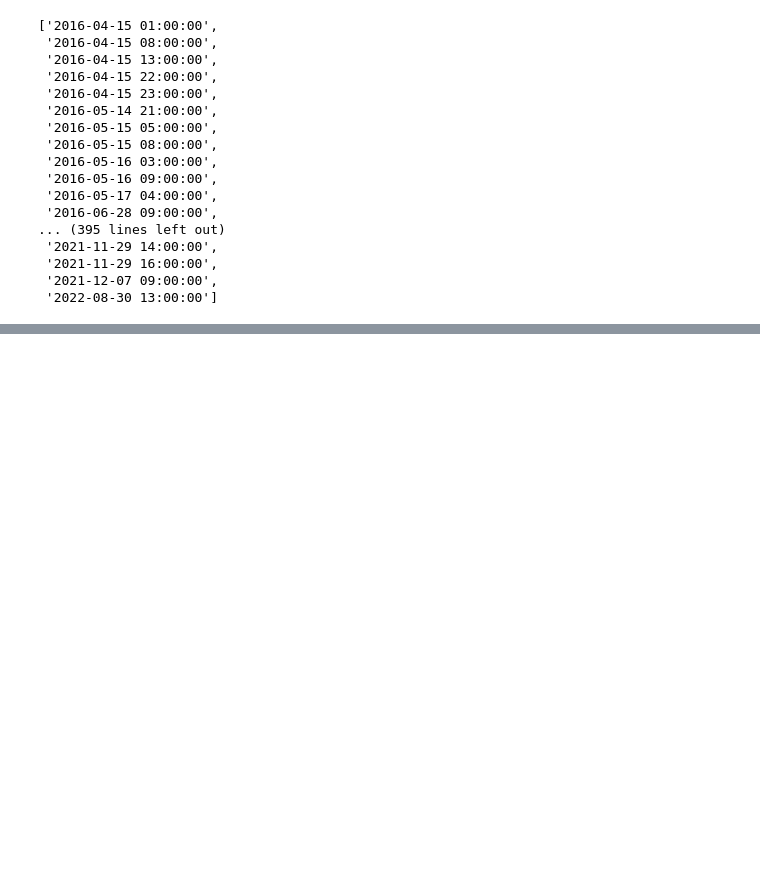
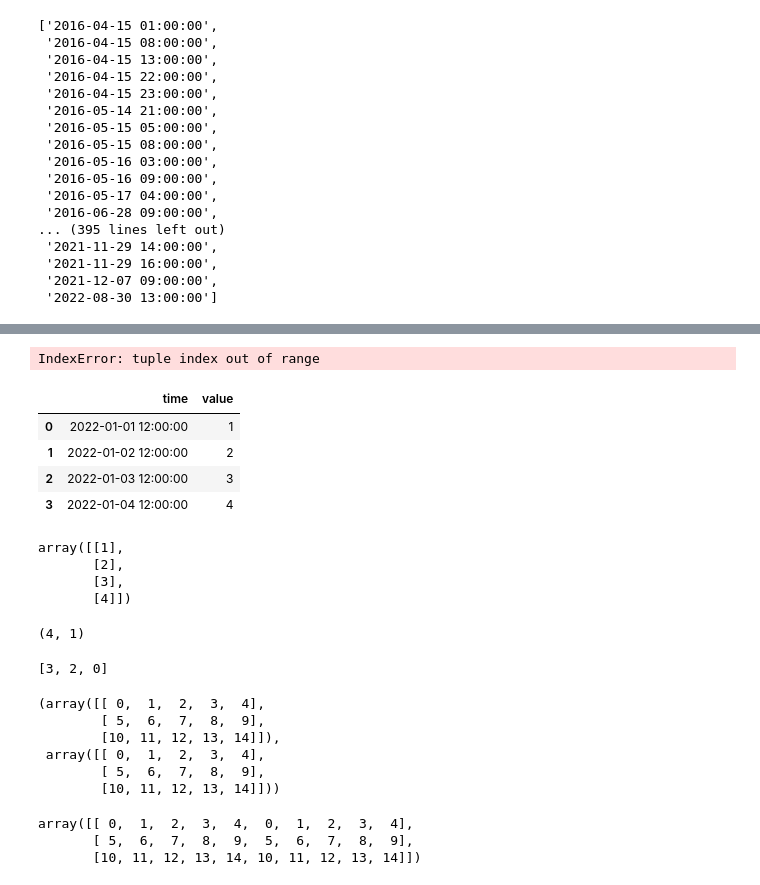
Before and after one commit to KunlinSong/Association, a Jupyter notebook: test.ipynb, the cells around one changed output, grey strips where cells are left out. Drawn from its saved outputs; the diff is of its cells as text; code cells hidden in the pictures; blank space fills up the shorter version.

Commit message:
finish conifg, attributes, data and dataset.

```diff
--- a/test.ipynb
+++ b/test.ipynb
@@ -256,0 +319,65 @@ df[df[attr].isnull().any(axis=1)==True]['time'].to_list()
+# %%
+import numpy as np
+
+# Create a 3x3 array
+arr = np.array([[1, 2, 3], [4, 5, 6], [7, 8, 9]])
+
+# Generate all possible permutations of the rows in the array
+permutations = np.array([arr[idx] for idx in np.ndindex(*arr.shape)]).reshape(-1, arr.shape[1], arr.shape[2])
+
+# Print the resulting array of shape (6, 3, 3)
+print(permutations)
+# %% [output]
+IndexError: tuple index out of range
+# %%
+import pandas as pd
+
+df = pd.DataFrame({'time': ['2022-01-01 12:00:00', '2022-01-02 12:00:00', '2022-01-03 12:00:00', '2022-01-04 12:00:00'],
+                   'value': [1, 2, 3, 4]})
+df
+# %% [output]
+|  | time | value |
+| 0 | 2022-01-01 12:00:00 | 1 |
+| 1 | 2022-01-02 12:00:00 | 2 |
+| 2 | 2022-01-03 12:00:00 | 3 |
+| 3 | 2022-01-04 12:00:00 | 4 |
+# %%
+df = df.drop(columns=['time']).values
+df
+# %% [output]
+array([[1],
+       [2],
+       [3],
+       [4]])
+# %%
+df.shape
+# %% [output]
+(4, 1)
+# %%
+a = [1, 2, 3]
+b = [3, 5, 2, 1]
+
+idx = [b.index(x) for x in a]
+
+print(idx)
+# %% [output]
+[3, 2, 0]
+# %%
+import numpy as np
+
+a = np.array(list(range(3*5))).reshape(3, 5)
+b = a.copy()
+a, b
+# %% [output]
+(array([[ 0,  1,  2,  3,  4],
+        [ 5,  6,  7,  8,  9],
+        [10, 11, 12, 13, 14]]),
+ array([[ 0,  1,  2,  3,  4],
+        [ 5,  6,  7,  8,  9],
+        [10, 11, 12, 13, 14]]))
+# %%
+np.concatenate([a, b], axis=1)
+# %% [output]
+array([[ 0,  1,  2,  3,  4,  0,  1,  2,  3,  4],
+       [ 5,  6,  7,  8,  9,  5,  6,  7,  8,  9],
+       [10, 11, 12, 13, 14, 10, 11, 12, 13, 14]])
```
Also changed, not shown: parts of 11 cells of this notebook, 11 other files.
